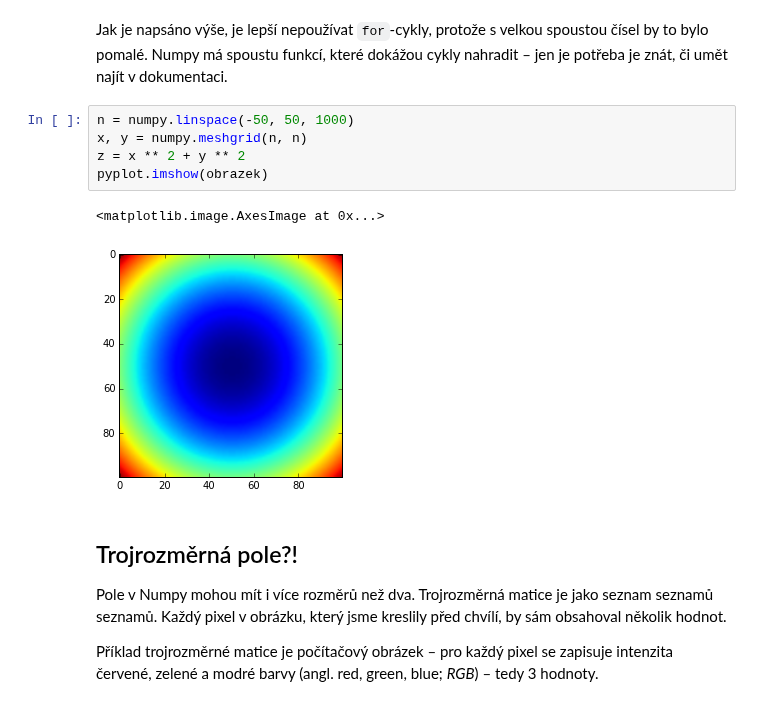
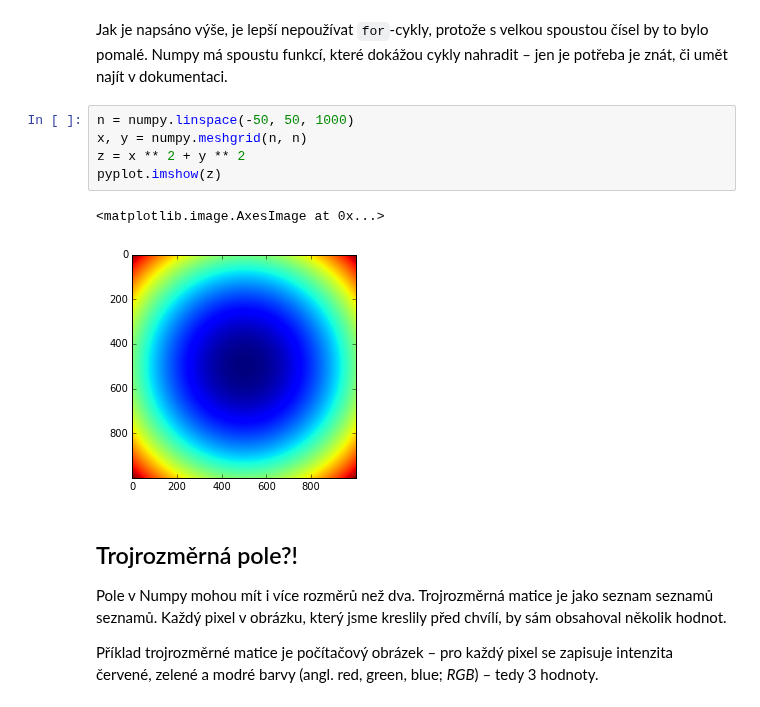
Before and after one commit to PyLadiesCZ/pyladies.cz, a Jupyter notebook: original/v1/s010-data/data.ipynb, the cells around one changed output. Drawn from its saved outputs; the diff is of its cells as text.

```diff
--- a/original/v1/s010-data/data.ipynb
+++ b/original/v1/s010-data/data.ipynb
@@ -288,11 +288,11 @@ Jak je napsáno výše, je lepší nepoužívat `for`-cykly, protože s velkou s
 # %%
 n = numpy.linspace(-50, 50, 1000)
 x, y = numpy.meshgrid(n, n)
 z = x ** 2 + y ** 2
-pyplot.imshow(obrazek)
+pyplot.imshow(z)
 # %% [output]
 <matplotlib.image.AxesImage at 0x...>
-[figure, old version]
+[figure, new version]
 # %% [markdown]
 ## Trojrozměrná pole?!
 
```
Also changed, not shown: parts of 4 cells of this notebook, 3 other files.
